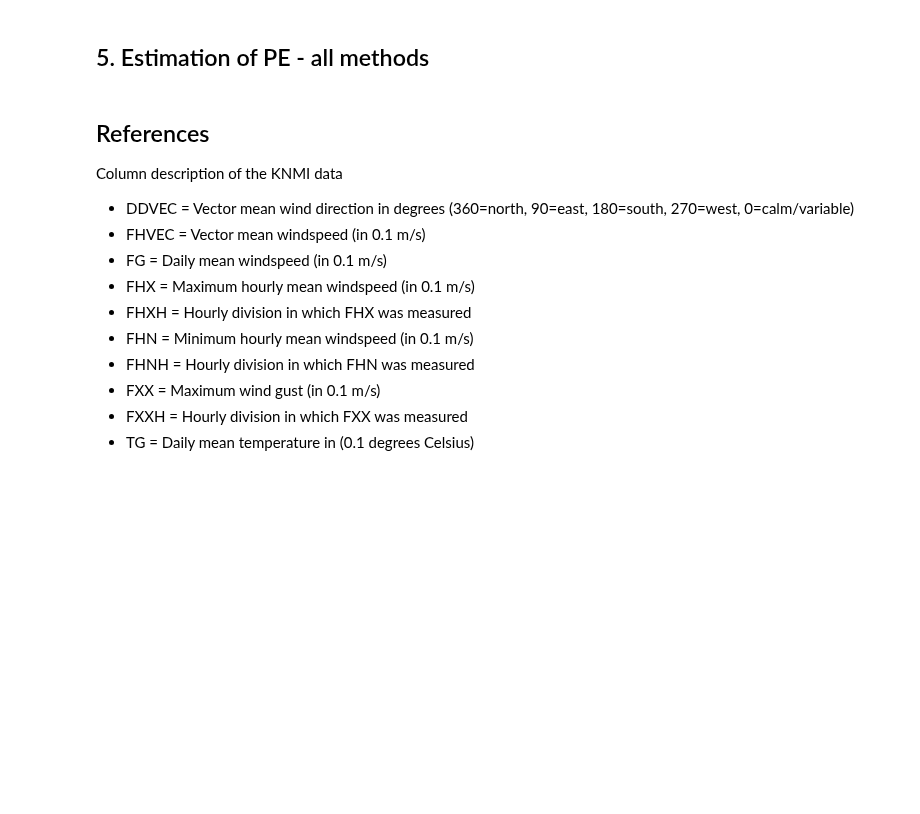
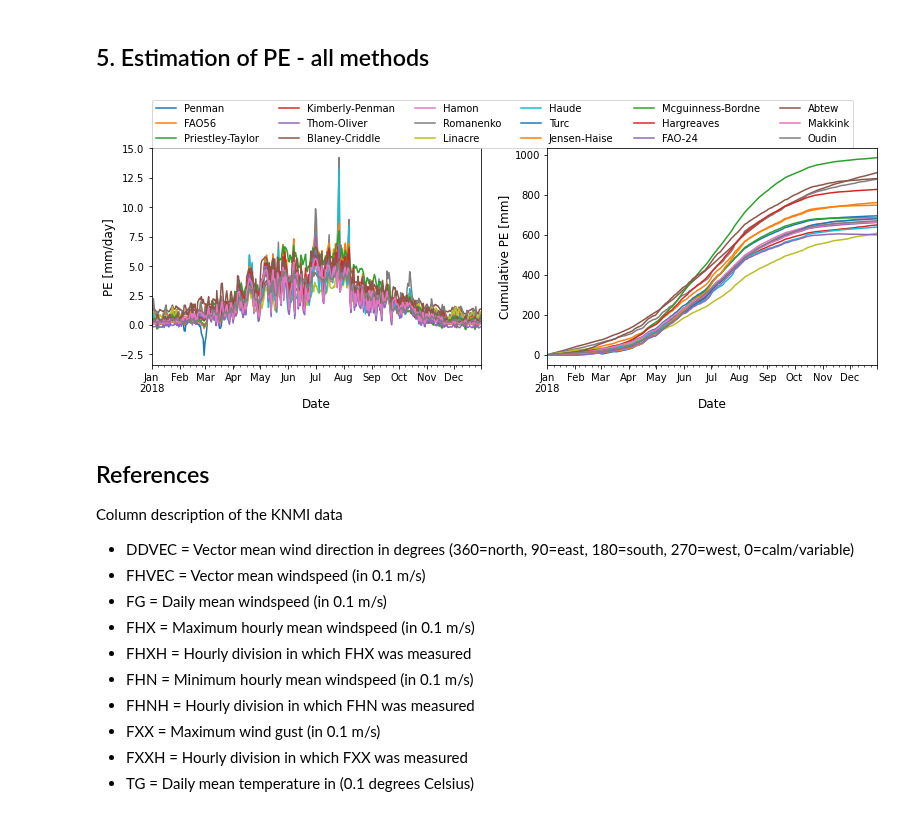
Before and after one commit to pyet-org/pyet, a Jupyter notebook: examples/03_example_knmi.ipynb, the cells around one changed output. Saved outputs shown, nothing was run; the diff lists cells and outputs as text; code cells hidden in the pictures; blank space fills up the shorter version.

Commit message:
Update xarray option
Update:
1. Added Haude formula
2. added pyet.calculate_all
3. Updates all formulas to work on xarray
4. Updates all examples

```diff
--- a/examples/03_example_knmi.ipynb
+++ b/examples/03_example_knmi.ipynb
@@ -75,32 +95,18 @@ plt.ylabel("KNMI-Makkink [mm]");
 # %% [markdown]
 ## 5. Estimation of PE - all methods
 # %%
-pe_hamon = pyet.hamon(tmean, 0.91)
-pe_har = pyet.hargreaves(tmean, tmax, tmin, lat)
-pe_jh1 = pyet.jensen_haise(tmean, rs=rs, method=1)
-pe_jh2 = pyet.jensen_haise(tmean, lat=0.91, method=2)
-pe_oudin = pyet.oudin(tmean, lat=0.91)
-pe_abtew = pyet.abtew(tmean, rs)
-pe_turc = pyet.turc(tmean, rs, rh)
-pe_mg = pyet.mcguinness_bordne(tmean, lat=0.91)
-pe_linacre = pyet.linacre(tmean, 4, 0.91, tmax=tmax, tmin=tmin)
-pe_romanenko = pyet.romanenko(tmean, rh)
-pe_fao56 = pyet.pm_fao56(tmean, wind, rs=rs, elevation=4, lat=0.91, tmax=tmax, tmin=tmin, rh=rh)
-pe_pm = pyet.pm(tmean, wind, rs=rs, elevation=4, lat=0.91, tmax=tmax, tmin=tmin, rh=rh)
-pe_kb = pyet.kimberly_penman(tmean, wind, rs=rs, elevation=4, lat=0.91, tmax=tmax, tmin=tmin, rh=rh)
-pe_fao24 = pyet.fao_24(tmean, wind, rs=rs, rh=rh, elevation=4)
-pe_thom = pyet.thom_oliver(tmean, wind, rs=rs, elevation=4, lat=0.91, tmax=tmax, tmin=tmin, rh=rh)
-pe_makkink = pyet.makkink(tmean, rs, elevation=4, pressure=pressure)
+pe_df = pyet.calculate_all(tmean, wind, rs, elevation, lat, tmax=tmax,
+                                tmin=tmin, rh=rh)
 # %%
-pe_hamon.plot(label="Hamon")
-pe_har.plot(label="Hargreaves")
-pe_jh1.plot(label="Jensen-Haise 1")
-pe_jh2.plot(label="Jensen-Haise 2")
-pe_makkink.plot(label="Makkink")
-pe_oudin.plot(label="Oudin")
-pe_abtew.plot(label="Abtew")
-pe_turc.plot(label="Turc")
-pe_fao24.plot(label="FAO-24")
-pe_mg.plot(label="McGuinness-Bordne")
-plt.legend();
+fig, axs = plt.subplots(figsize=(13,4), ncols=2)
+pe_df.plot(ax=axs[0])
+pe_df.cumsum().plot(ax=axs[1], legend=False)
+
+axs[0].set_ylabel("PE [mm/day]", fontsize=12)
+axs[1].set_ylabel("Cumulative PE [mm]", fontsize=12)
+axs[0].legend(ncol=6, loc=[0,1.])
+for i in (0,1):
+    axs[i].set_xlabel("Date", fontsize=12)
+# %% [output]
+[figure, added]
 # %%
```
Also changed, not shown: parts of 5 cells of this notebook, 12 other files.
